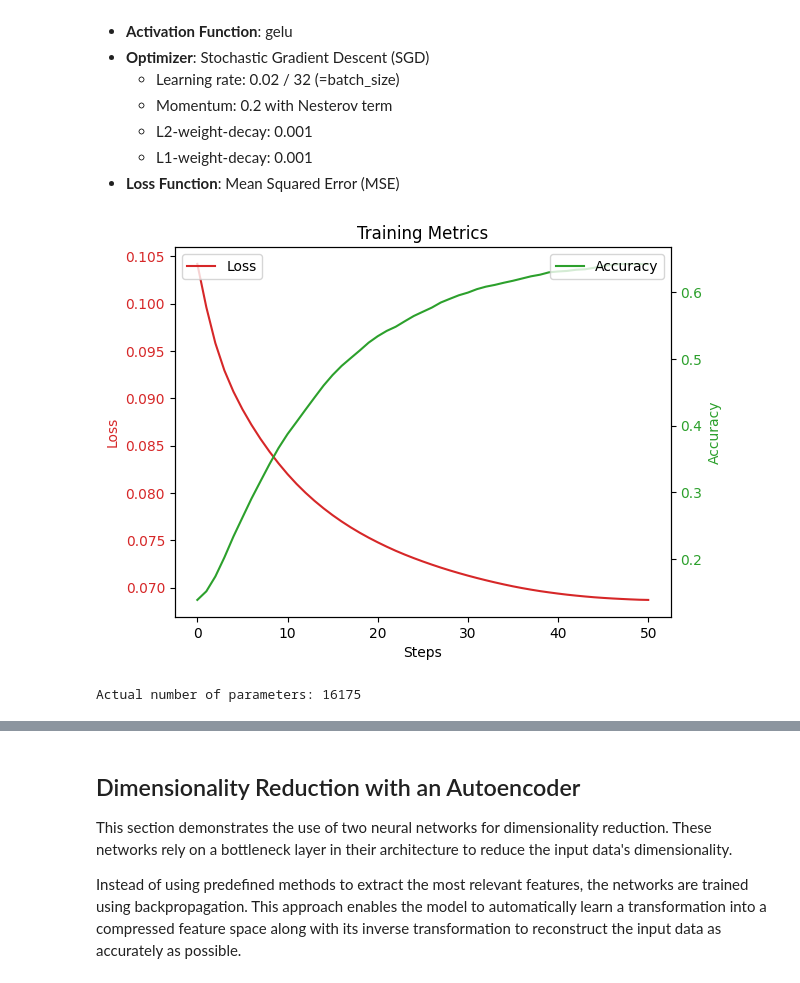
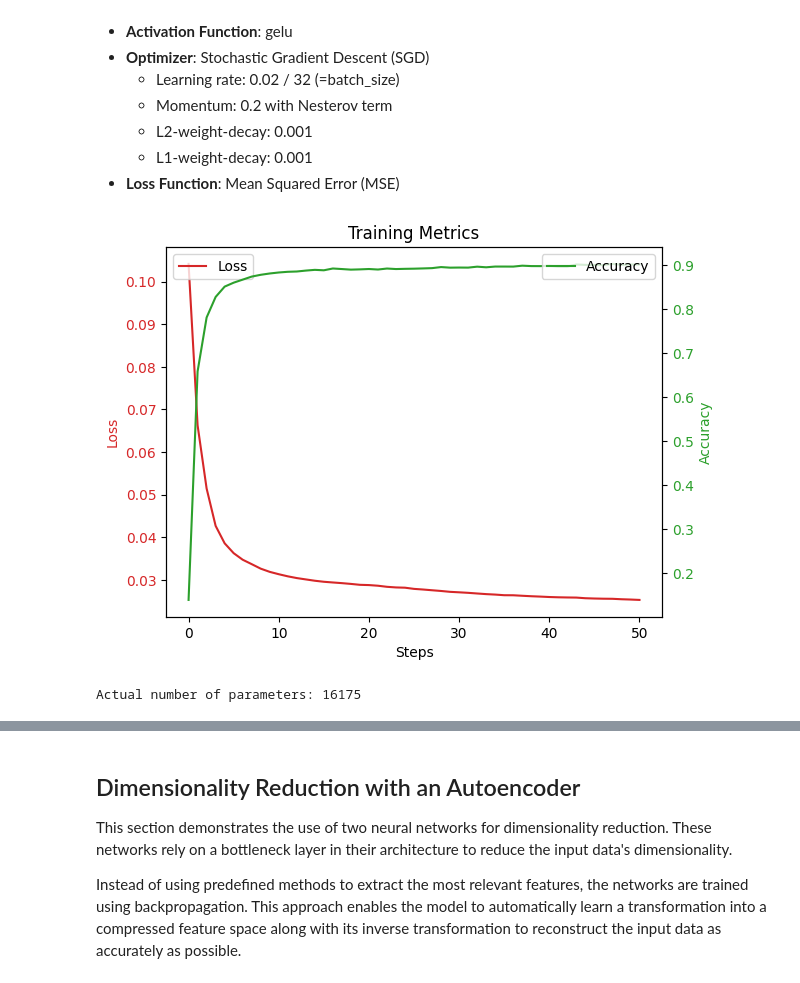
Before and after one commit to falkosch/edu.yaprnn, a Jupyter notebook: notebooks/frameworks-flax.ipynb, the cells around one changed output, grey strips where cells are left out. Drawn from its saved outputs; the diff is of its cells as text; code cells hidden in the pictures.

```diff
--- a/notebooks/frameworks-flax.ipynb
+++ b/notebooks/frameworks-flax.ipynb
@@ -102,36 +111,36 @@ class ClassificationModel(nnx.Module):
                                            model_utils.CLASSIFICATION_FEATURES[1], rngs=rngs)
         self.output_layer = LinearAndGeluBlock(model_utils.CLASSIFICATION_FEATURES[1], output_size, rngs=rngs)
 
     def __call__(self, x):
         x = self.hidden_1(x)
         x = self.hidden_2(x)
         return self.output_layer(x)
 
 
 classification_model = ClassificationModel()
 classification_model_predict = lambda X: np.array(classification_model(X))
 
 classification_optimizer_transformation = optax.chain(
-    add_l1_regularization(lambda_l1=model_utils.L1_DECAY),
+    add_l1_regularization(lambda_l1=0.1 * model_utils.L1_DECAY),
     optax.add_decayed_weights(model_utils.L2_DECAY),
-    optax.sgd(learning_rate=model_utils.BATCH_LEARNING_RATE, momentum=model_utils.MOMENTUM,
+    optax.sgd(learning_rate=model_utils.LEARNING_RATE, momentum=model_utils.MOMENTUM,
               nesterov=model_utils.NESTEROV_MOMENTUM),
 )
 classification_optimizer = nnx.Optimizer(classification_model, classification_optimizer_transformation)
 
 epoch_loss = [model_utils.mse_loss(classification_model_predict, X_test, y_test)]
 epoch_accuracy = [model_utils.calculate_accuracy(classification_model_predict, X_test, y_test)]
 
 for epoch in trange(model_utils.CLASSIFICATION_EPOCHS, desc="Training Progress"):
     for X_batch, y_batch in model_utils.create_batches(X_train, y_train, model_utils.BATCH_SIZE):
         train_step(classification_model, classification_optimizer, X_batch, y_batch)
     epoch_loss.append(model_utils.mse_loss(classification_model_predict, X_test, y_test))
     epoch_accuracy.append(model_utils.calculate_accuracy(classification_model_predict, X_test, y_test))
 
 model_utils.plot_training_metrics(epoch_loss, epoch_accuracy)
 print(f'Actual number of parameters: {count_parameters(classification_model)}')
 # %% [output]
-[figure, old version]
+[figure, new version]
 Actual number of parameters: 16175
 # %%
 _, _, X_train, y_train, X_test, y_test = mnist_utils.from_dataset(digits_train_32k_test_12k)
```
Also changed, not shown: parts of 6 cells of this notebook, 1 other file.
